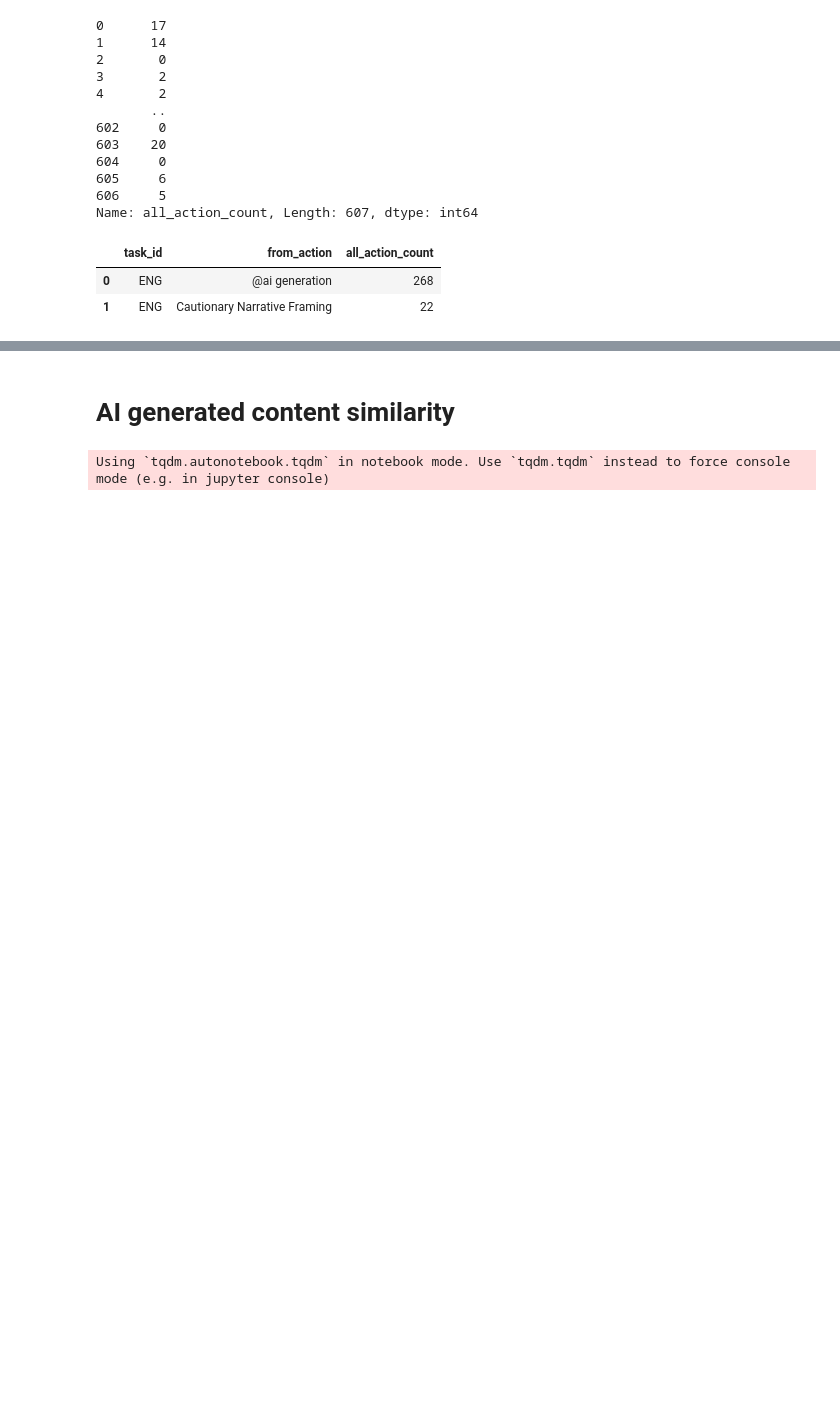
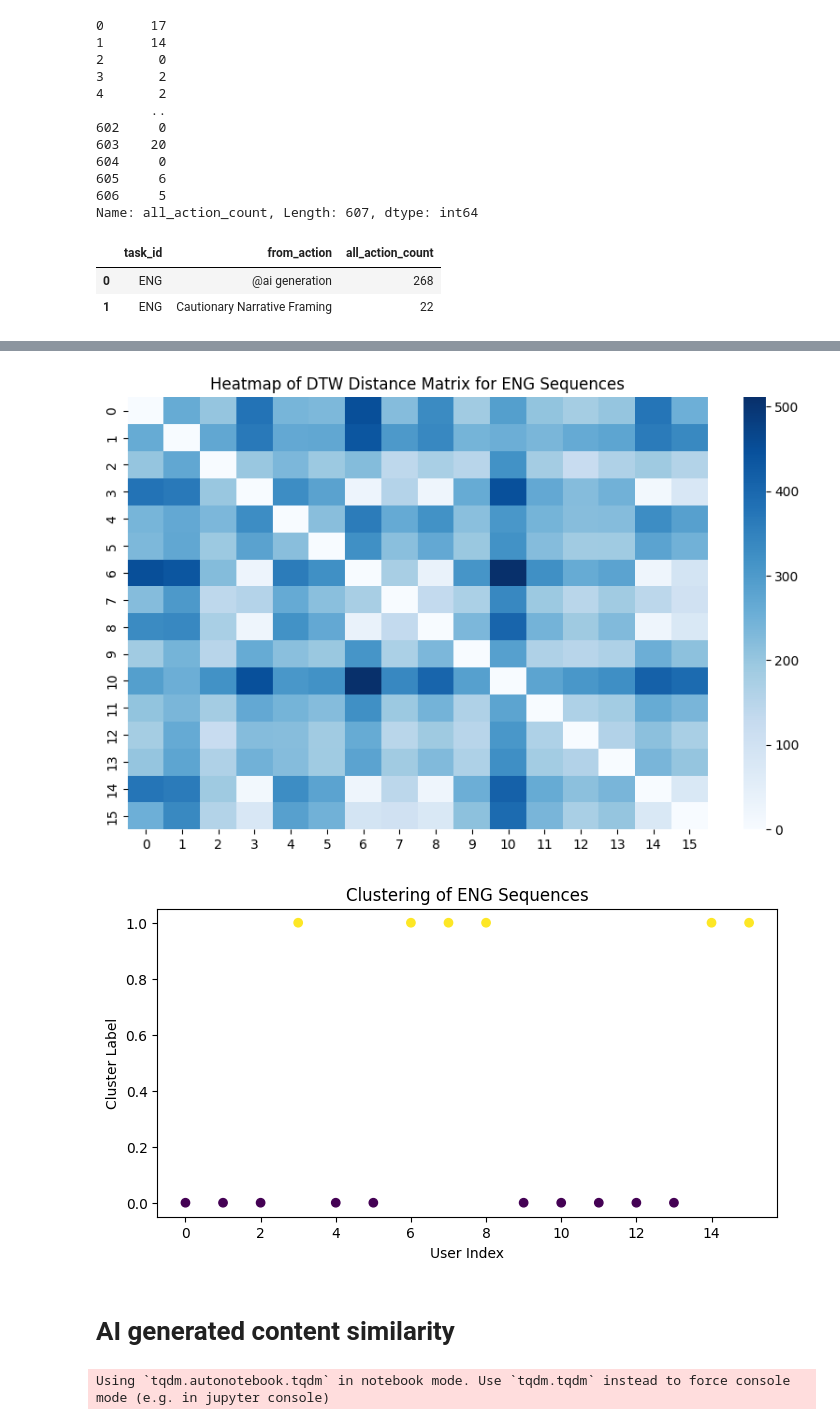
Before and after one commit to shreyan2020/cillm, a Jupyter notebook: analysis/notebooks/4_writing_task_consolidated.ipynb, the cells around one changed output, grey strips where cells are left out. Cells and saved outputs as stored; diff of their text form; code cells hidden in the pictures; blank space fills up the shorter version.

```diff
--- a/analysis/notebooks/4_writing_task_consolidated.ipynb
+++ b/analysis/notebooks/4_writing_task_consolidated.ipynb
@@ -707,0 +721,2 @@ keylog_df
+# %%
+keylog_df['consolidated_actions'] = np.where(keylog_df['event_type'] == 'key', keylog_df['content'], keylog_df['event_type'])
@@ -917,0 +1120,18 @@ fig.show()
+# %%
+# Step 2: Visualize the clusters
+# Create a heatmap for the ENG distance matrix
+plt.figure(figsize=(10, 6))
+sns.heatmap(distance_matrix_esp, cmap="Blues", annot=False)
+plt.title("Heatmap of DTW Distance Matrix for ENG Sequences")
+plt.show()
+
+# Visualize the clusters for ENG sequences
+plt.figure(figsize=(8, 4))
+plt.scatter(range(len(esp_sequences)), labels_esp, c=labels_esp)
+plt.title("Clustering of ENG Sequences")
+plt.xlabel("User Index")
+plt.ylabel("Cluster Label")
+plt.show()
+# %% [output]
+[figure, added]
+[figure, added]
```
Also changed, not shown: parts of 29 cells of this notebook, 42 other files.
